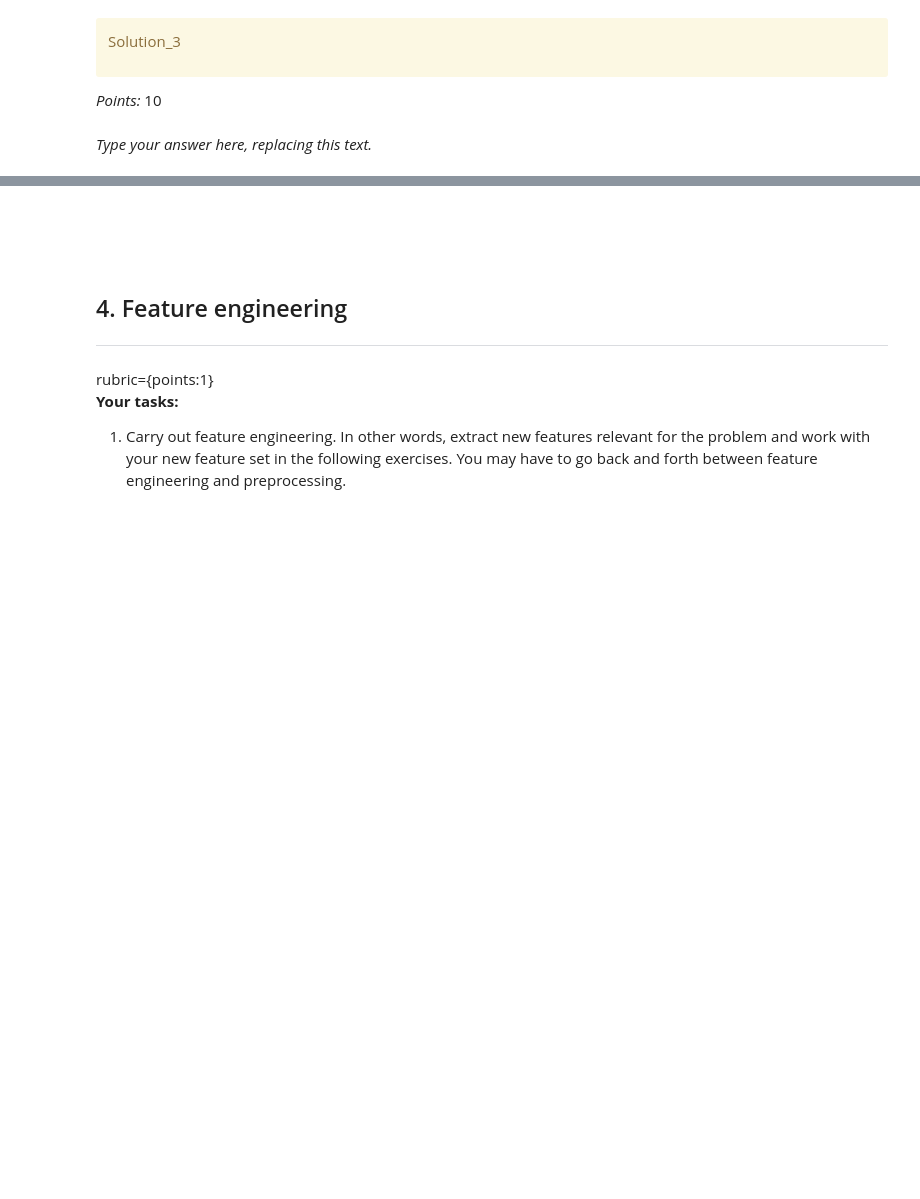
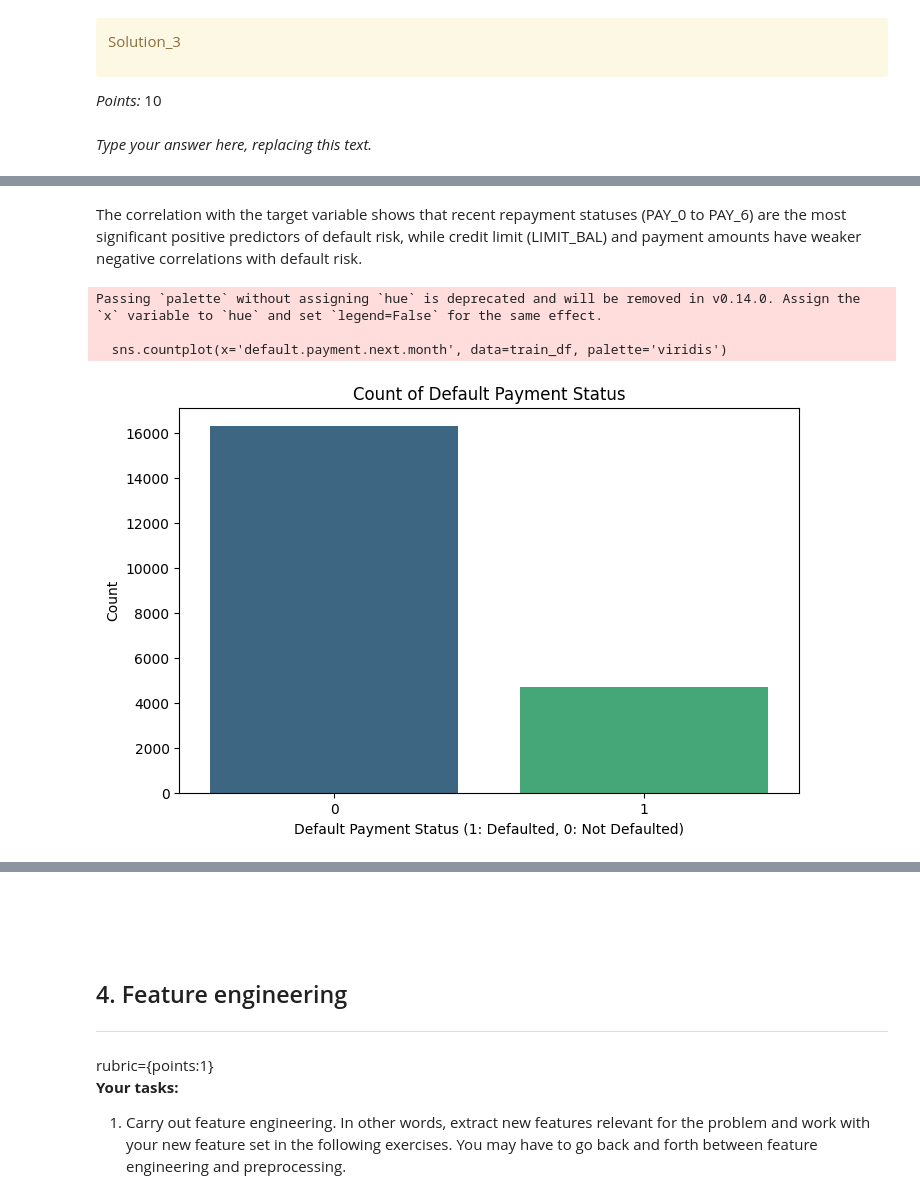
Before and after one commit to DavidRao123/CPSC330HW5, a Jupyter notebook: hw5.ipynb, the cells around one changed output, grey strips where cells are left out. Drawn from its saved outputs; the diff is of its cells as text; code cells hidden in the pictures; blank space fills up the shorter version.

```diff
--- a/hw5.ipynb
+++ b/hw5.ipynb
@@ -131,0 +147,3 @@ _Type your answer here, replacing this text._
+# %%
+credits_df = pd.read_csv("data/UCI_Credit_Card.csv")
+credits_df
@@ -157,0 +188,3 @@ _Points:_ 2
+# %%
+train_df, test_df = train_test_split(credits_df, test_size = .3, random_state = 123)
+train_df.shape, test_df.shape
@@ -194,0 +266,15 @@ _Type your answer here, replacing this text._
+# %% [markdown]
+
+The correlation with the target variable shows that recent repayment statuses (PAY_0 to PAY_6) are the most significant positive predictors of default risk, while credit limit (LIMIT_BAL) and payment amounts have weaker negative correlations with default risk.
+# %%
+plt.figure(figsize=(8, 5))
+sns.countplot(x='default.payment.next.month', data=train_df, palette='viridis')
+plt.title('Count of Default Payment Status')
+plt.xlabel('Default Payment Status (1: Defaulted, 0: Not Defaulted)')
+plt.ylabel('Count')
+plt.show()
+# %% [output]
+Passing `palette` without assigning `hue` is deprecated and will be removed in v0.14.0. Assign the `x` variable to `hue` and set `legend=False` for the same effect.
+
+  sns.countplot(x='default.payment.next.month', data=train_df, palette='viridis')
+[figure, added]
```
Also changed, not shown: parts of 56 cells of this notebook, 1 other file.
